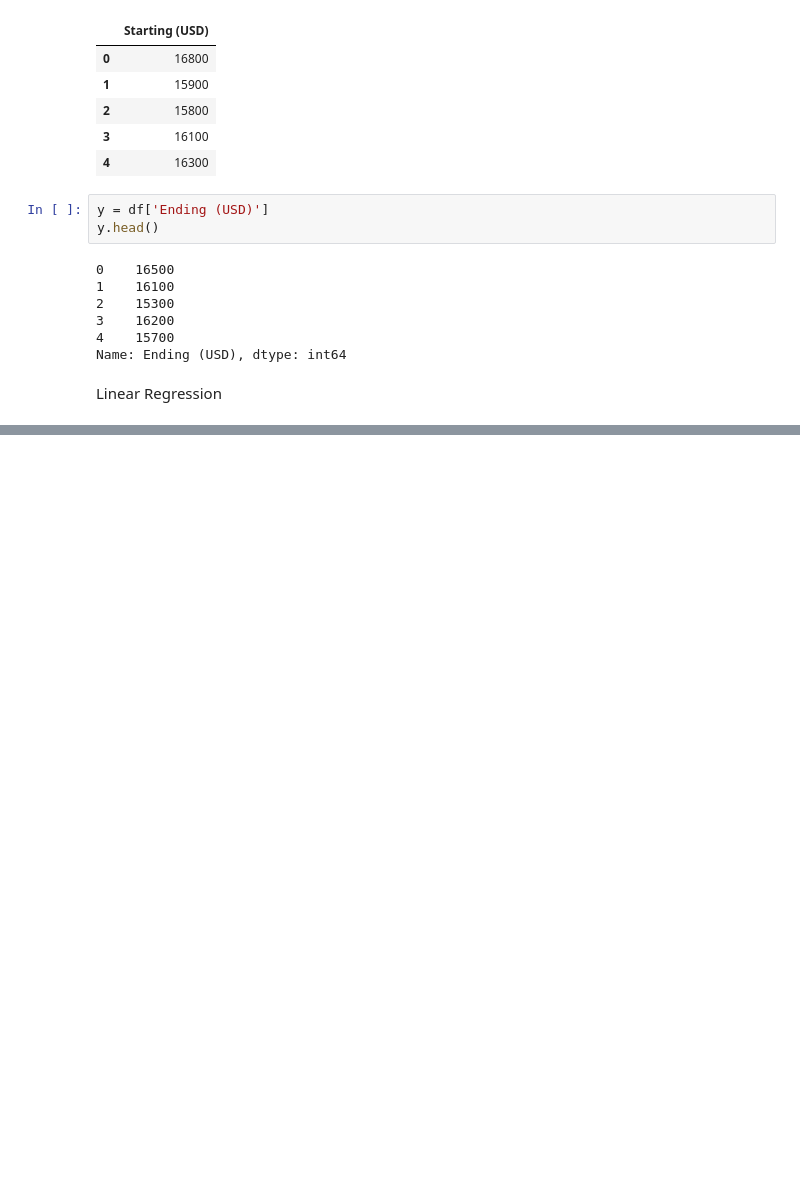
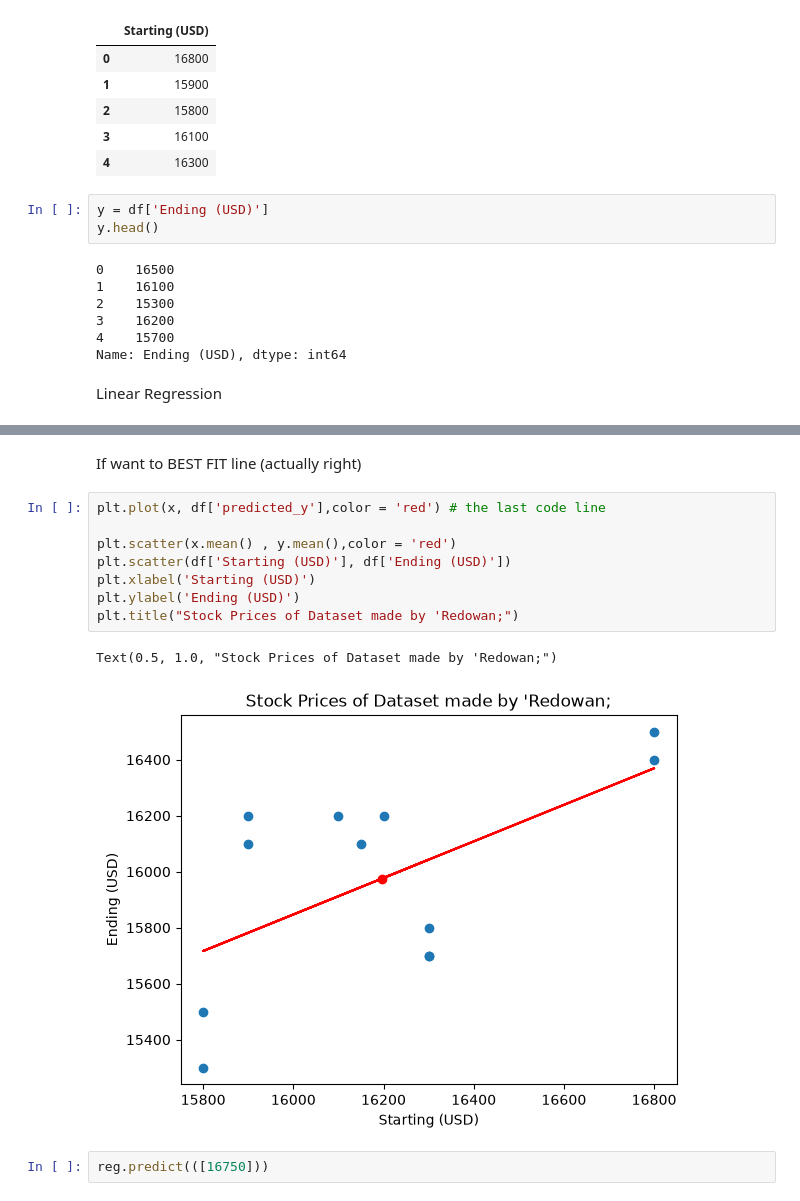
Before and after one commit to MD-REDOWAN/Machine-Learning, a Jupyter notebook: Linear Regression with Python.ipynb, the cells around one changed output, grey strips where cells are left out. Drawn from its saved outputs; the diff is of its cells as text; blank space fills up the shorter version.

```diff
--- a/Linear Regression with Python.ipynb
+++ b/Linear Regression with Python.ipynb
@@ -65,0 +152,15 @@ linear
+# %% [markdown]
+If want to BEST FIT line (actually right)
+# %%
+plt.plot(x, df['predicted_y'],color = 'red') # the last code line
+
+plt.scatter(x.mean() , y.mean(),color = 'red')
+plt.scatter(df['Starting (USD)'], df['Ending (USD)'])
+plt.xlabel('Starting (USD)')
+plt.ylabel('Ending (USD)')
+plt.title("Stock Prices of Dataset made by 'Redowan;")
+# %% [output]
+Text(0.5, 1.0, "Stock Prices of Dataset made by 'Redowan;")
+[figure, added]
+# %%
+reg.predict(([16750]))
```
Also changed, not shown: parts of 16 cells of this notebook.
